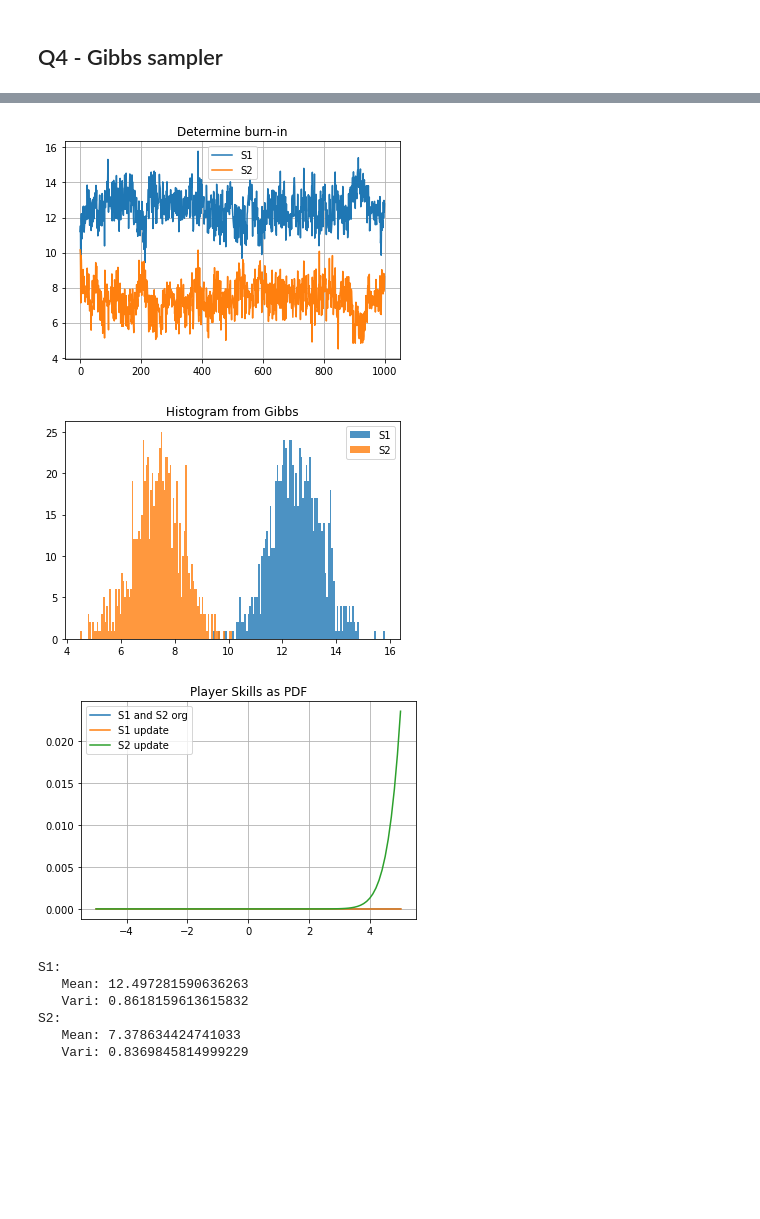
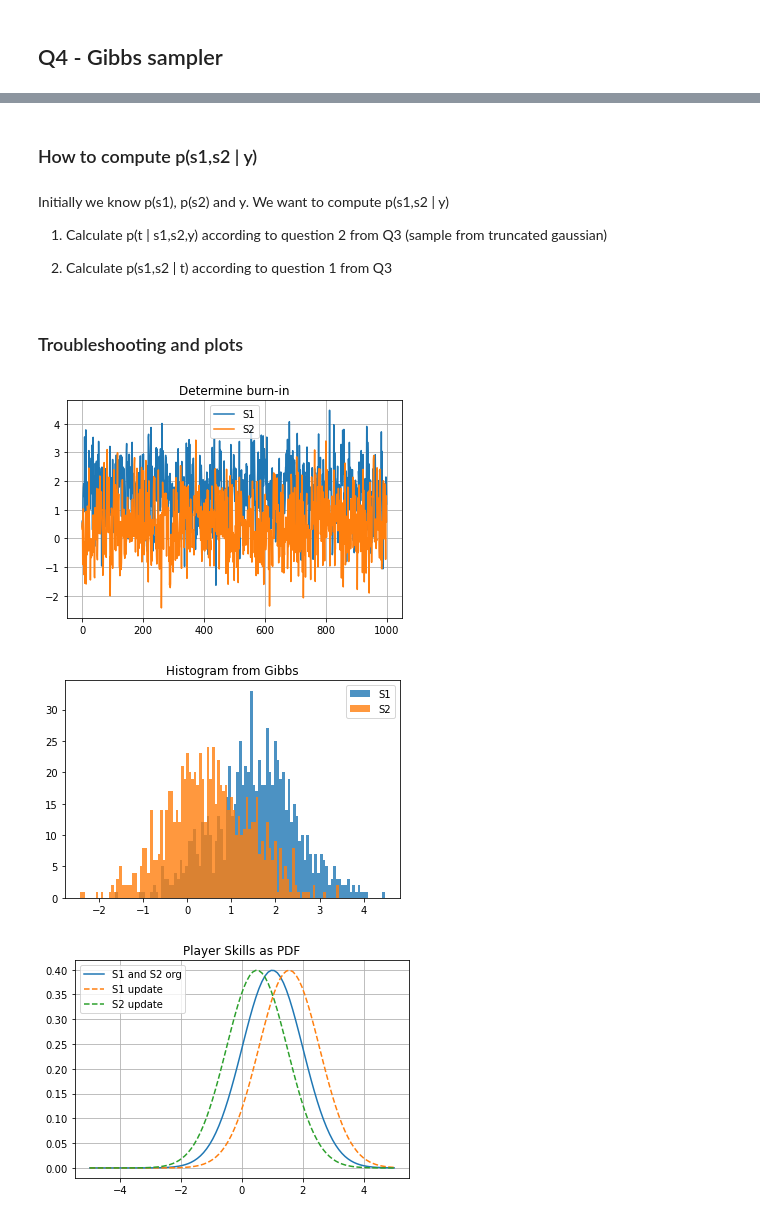
Before and after one commit to EdvinGermer/Apmask, a Jupyter notebook: Mini_project/Project Notebook.ipynb, the cells around one changed output, grey strips where cells are left out. Cells and saved outputs as stored; diff of their text form; code cells hidden in the pictures; blank space fills up the shorter version.

```diff
--- a/Mini_project/Project Notebook.ipynb
+++ b/Mini_project/Project Notebook.ipynb
@@ -184,3 +176,13 @@ Initially we know p(s1), p(s2) and y. We want to compute p(s1,s2 | y)
+# %% [markdown]
+### How to compute p(s1,s2 | y)
+# %% [markdown]
+Initially we know p(s1), p(s2) and y. We want to compute p(s1,s2 | y)
+
+1. Calculate p(t | s1,s2,y) according to question 2 from Q3 (sample from truncated gaussian)
+
+2. Calculate p(s1,s2 | t) according to question 1 from Q3
+# %% [markdown]
+### Troubleshooting and plots
 # %%
 ### Gibbs Sampling Settings
 N = 1000  # Total number of samples
@@ -188,7 +190,7 @@ B = N//5    # Burn-in
 
 ### Initiating player skills: Same hyperparameters for p(s1) and p(s2)
 # Player 1
-mean_s1 = 10
+mean_s1 = 1
 var_s1 = 1
 std_s1 = np.sqrt(var_s1)
 # Player 2
@@ -196,12 +198,9 @@ mean_s2 = mean_s1
 var_s2 = var_s1
 std_s2 = std_s1
 
-var_t = 0.1#var_s1 + var_s2
-
 
 ### Match setting
 y = 1 # player 1 wins
-
 if y==1:
     lower_bound = 0
     upper_bound = np.inf
@@ -213,18 +212,16 @@ elif y==-1:
 ### Initial values
 s1_samples = np.zeros(N)
 s2_samples = np.zeros(N)
-t_samples = np.zeros(N)
-
 s1_samples[0] = np.random.normal(mean_s1, std_s1)
 s2_samples[0] = np.random.normal(mean_s2, std_s2)
-t_samples[0] = s1_samples[0] - s2_samples[0]
 
 
-### Gibbs sampling
+############################## Gibbs sampling ##############################
 for i in range(N-1):
     ### Sample from p(t | s1,s2,y)
     mean_t = s1_samples[i] - s2_samples[i]
-    t_samples[i] = truncnorm.rvs(lower_bound, upper_bound, loc=mean_t, scale=np.sqrt(var_t))
+    var_t = var_s1 + var_s2
+    t_sample = truncnorm.rvs(lower_bound, upper_bound, loc=mean_t, scale=np.sqrt(var_t))
 
 
     ### Sample from p(s1,s2 | t)
@@ -236,8 +233,8 @@ for i in range(N-1):
     covar_mat = np.array([[S_11, S_12],[S_21, S_22]])
 
     # Mean vector
-    U_1 = (var_s1*(t_samples[i]+mean_s2) + mean_s1*(var_s2+var_t)) / (var_s1+var_s2+var_t)
-    U_2 = (var_s2*(mean_s1-t_samples[i]) + mean_s2*(var_s1+var_t)) / (var_s1+var_s2+var_t)
+    U_1 = (var_s1*(t_sample+mean_s2) + mean_s1*(var_s2+var_t)) / (var_s1+var_s2+var_t)
+    U_2 = (var_s2*(mean_s1-t_sample) + mean_s2*(var_s1+var_t)) / (var_s1+var_s2+var_t)
     mean_vec = np.array([[U_1],[U_2]])
 
     # Draw sample of s1 and s2
@@ -247,70 +244,53 @@ for i in range(N-1):
     s2_samples[i+1] = s2_sample
 
 
-### Determine burn-in
+
+############################## Determine burn-in ##############################
 plt.plot(s1_samples,label="S1")
 plt.plot(s2_samples,label="S2")
 plt.title("Determine burn-in")
 plt.grid()
 plt.legend()
 plt.show()
 
-
 # Discard burn-in
 final_s1_samples = s1_samples[B:]
 final_s2_samples = s2_samples[B:]
 
 
 
-### Plot Histogram of Gibbs sampling
+
+
+############################## Plot Histogram of Gibbs sampling ##############################
 plt.hist(final_s1_samples,bins=100, alpha=0.8,label="S1")
 plt.hist(final_s2_samples,bins=100, alpha=0.8,label="S2")
 plt.title("Histogram from Gibbs")
 plt.legend()
 plt.show()
 
 
 
-### Plot PDFs before and after
+
+
+############################## Plot PDFs before and after sampling ##############################
 xv = np.linspace(-5,5,100)
 plt.plot(xv, 1 / (std_s1 * np.sqrt(2 * np.pi)) * np.exp(-.5 * ((xv - mean_s1) / std_s1) ** 2), label="S1 and S2 org")
 #plt.plot(xv, 1 / (std_s2 * np.sqrt(2 * np.pi)) * np.exp(-.5 * ((xv - mean_s2) / std_s2) ** 2), label="S2 org")
 
-# Update mean and variance
-mean_s1 = np.mean(final_s1_samples)
-var_s1 = np.var(final_s1_samples)
-mean_s2 = np.mean(final_s2_samples)
-var_s2 = np.var(final_s2_samples)
+# Print and update posterior mean and variance
+post_mean_s1 = np.mean(final_s1_samples)
+post_var_s1 = np.var(final_s1_samples)
+post_mean_s2 = np.mean(final_s2_samples)
+post_var_s2 = np.var(final_s2_samples)
 
-plt.plot(xv, 1 / (std_s1 * np.sqrt(2 * np.pi)) * np.exp(-.5 * ((xv - mean_s1) / std_s1) ** 2), label="S1 update")
-plt.plot(xv, 1 / (std_s2 * np.sqrt(2 * np.pi)) * np.exp(-.5 * ((xv - mean_s2) / std_s2) ** 2), label="S2 update")
+plt.plot(xv, 1 / (std_s1 * np.sqrt(2 * np.pi)) * np.exp(-.5 * ((xv - post_mean_s1) / std_s1) ** 2), label="S1 update", linestyle='--')
+plt.plot(xv, 1 / (std_s2 * np.sqrt(2 * np.pi)) * np.exp(-.5 * ((xv - post_mean_s2) / std_s2) ** 2), label="S2 update", linestyle='--')
 
 plt.title("Player Skills as PDF")
 plt.grid()
 plt.legend()
 plt.show()
-
-
-
-
-
-
-
-# Print posterior mean and variance
-print("S1:")
-print(f"   Mean: {mean_s1}")
-print(f"   Vari: {var_s1}")
-
-print("S2:")
-print(f"   Mean: {mean_s2}")
-print(f"   Vari: {var_s2}")
 # %% [output]
-[figure, old version]
+[figure, new version]
-[figure, old version]
+[figure, new version]
-[figure, old version]
+[figure, new version]
-S1:
-   Mean: 12.497281590636263
-   Vari: 0.8618159613615832
-S2:
-   Mean: 7.378634424741033
-   Vari: 0.8369845814999229
```
Also changed, not shown: parts of 9 cells of this notebook.
